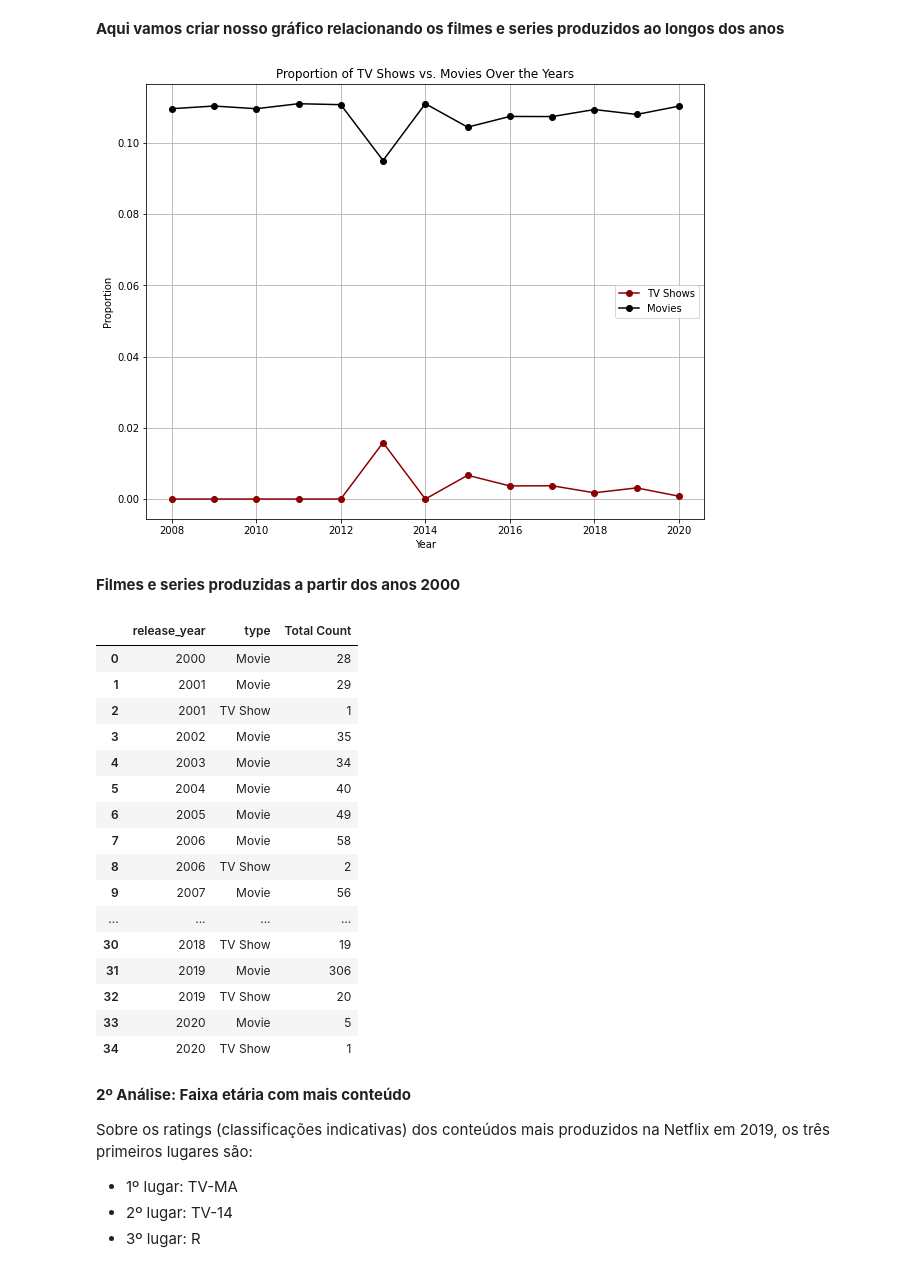
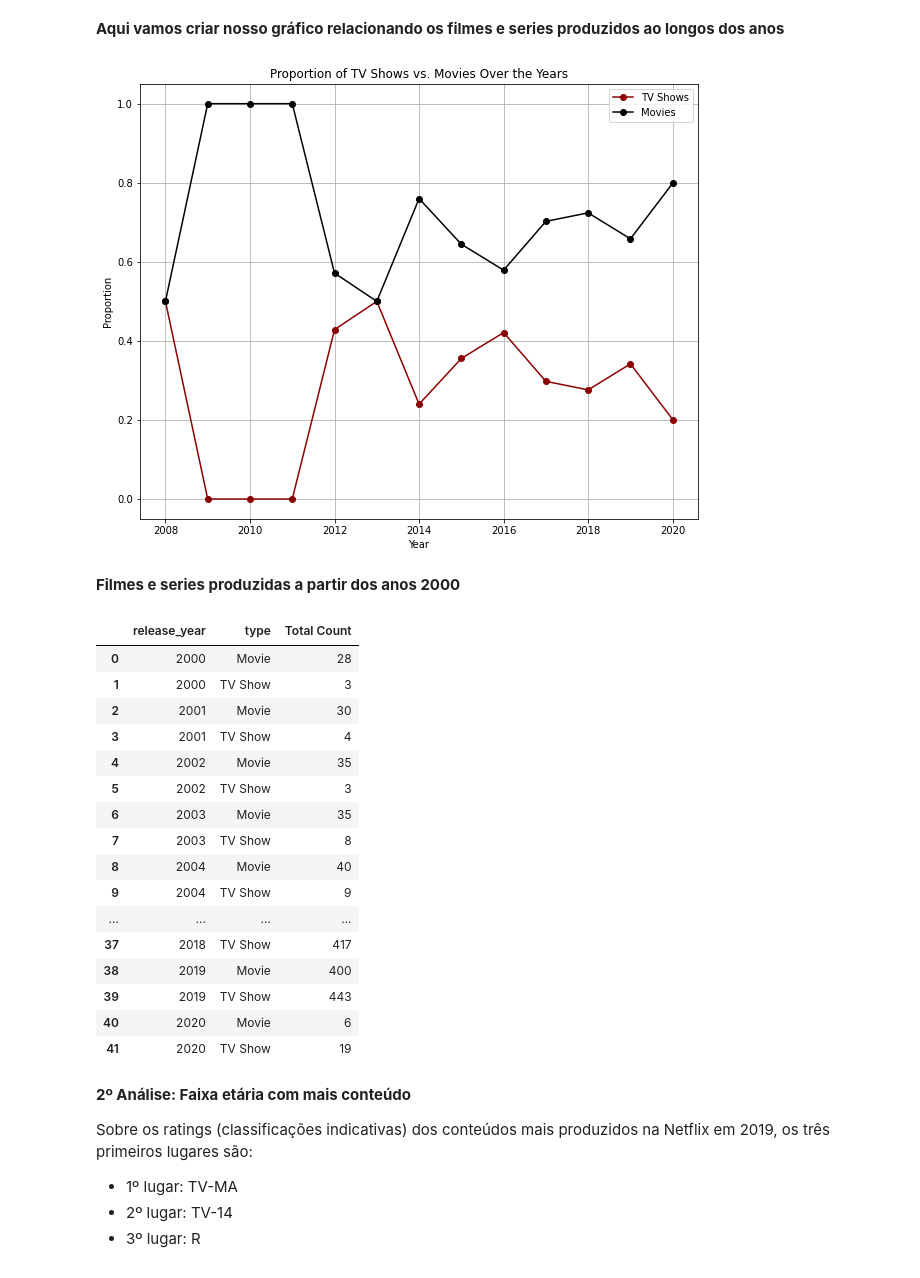
Before and after one commit to Hugox96/Netfliz_Python, a Jupyter notebook: Netflix.ipynb, the cells around one changed output. Drawn from its saved outputs; the diff is of its cells as text; code cells hidden in the pictures.

```diff
--- a/Netflix.ipynb
+++ b/Netflix.ipynb
@@ -157,7 +157,10 @@ plt.show()
 # Realiza um agrupamento por ano e tipo, e em seguida, conta a quantidade de ocorrências de 'show_id' em cada grupo.
 # unstack(fill_value=0): Transforma o resultado do agrupamento em um formato tabular, onde os anos se tornam índices de linha, os tipos se tornam colunas e os valores são preenchidos com contagens.
 # O parâmetro fill_value=0 preenche eventuais valores ausentes com zeros.
-conteudo_distribuiçao = netflix_dados.groupby(["year_added", "type"])["show_id"].count().unstack(fill_value=0)
+netflix["date_added"] = pd.to_datetime(netflix['date_added'])
+netflix['year_added'] = netflix['date_added'].dt.year
+netflix_dados['year_added'].astype(int)
+conteudo_distribuiçao = netflix.groupby(["year_added", "type"])["show_id"].count().unstack(fill_value=0)
 conteudo_distribuiçao
 # %% [output]
 | type | Movie | TV Show |
@@ -214,36 +217,37 @@ plt.ylabel('Proportion')
 plt.legend()
 plt.title('Proportion of TV Shows vs. Movies Over the Years')
 plt.grid(True)
+plt.save("7º Grafico.pdf")
 plt.show()
 # %% [output]
-[figure, old version]
+[figure, new version]
 # %% [markdown]
 **Filmes e series produzidas a partir dos anos 2000**
 # %%
 import plotly.express as px
-producao = netflix_dados[["release_year", "type"]]
+producao = netflix[["release_year", "type"]]
 
 producao = producao[producao['release_year']>=2000]
 producao = producao.groupby(['release_year', 'type']).size().reset_index(name='Total Count')
 producao
 # %% [output]
 |  | release_year | type | Total Count |
 | 0 | 2000 | Movie | 28 |
-| 1 | 2001 | Movie | 29 |
-| 2 | 2001 | TV Show | 1 |
-| 3 | 2002 | Movie | 35 |
-| 4 | 2003 | Movie | 34 |
-| 5 | 2004 | Movie | 40 |
-| 6 | 2005 | Movie | 49 |
-| 7 | 2006 | Movie | 58 |
-| 8 | 2006 | TV Show | 2 |
-| 9 | 2007 | Movie | 56 |
+| 1 | 2000 | TV Show | 3 |
+| 2 | 2001 | Movie | 30 |
+| 3 | 2001 | TV Show | 4 |
+| 4 | 2002 | Movie | 35 |
+| 5 | 2002 | TV Show | 3 |
+| 6 | 2003 | Movie | 35 |
+| 7 | 2003 | TV Show | 8 |
+| 8 | 2004 | Movie | 40 |
+| 9 | 2004 | TV Show | 9 |
 | ... | ... | ... | ... |
-| 30 | 2018 | TV Show | 19 |
-| 31 | 2019 | Movie | 306 |
-| 32 | 2019 | TV Show | 20 |
-| 33 | 2020 | Movie | 5 |
-| 34 | 2020 | TV Show | 1 |
+| 37 | 2018 | TV Show | 417 |
+| 38 | 2019 | Movie | 400 |
+| 39 | 2019 | TV Show | 443 |
+| 40 | 2020 | Movie | 6 |
+| 41 | 2020 | TV Show | 19 |
 # %%
 graph = px.line(producao, x = "release_year", y="Total Count", color = "type", color_discrete_sequence=["darkred", "black"], title = ("Tendência dos conteúdos produzidos em cada ano a partir de 2000"))
 graph.show()
```
Also changed, not shown: parts of 6 cells of this notebook, 2 other files.
